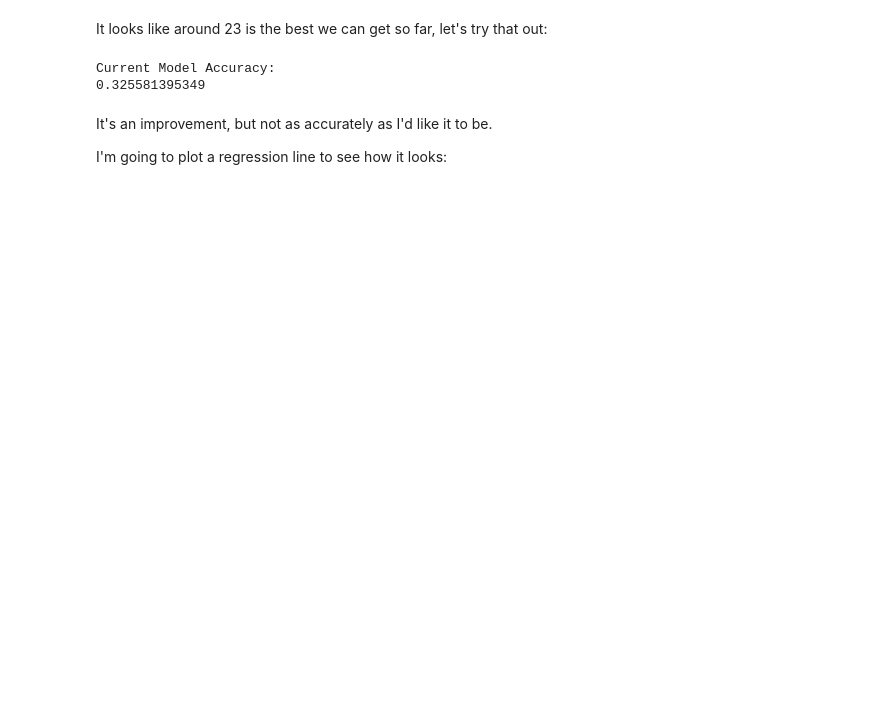
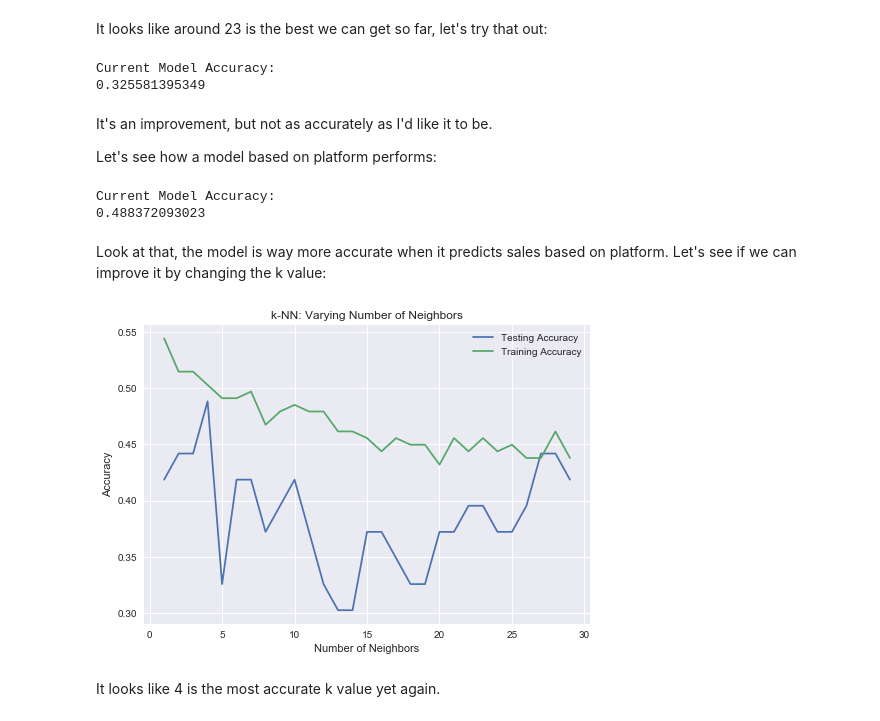
Before and after one commit to mcgvgc2514/Video-Game-Sale-Analysis, a Jupyter notebook: Data Cleaning/Final Analysis.ipynb, the cells around one changed output. Cells and saved outputs as stored; diff of their text form; code cells hidden in the pictures; blank space fills up the shorter version.

```diff
--- a/Data Cleaning/Final Analysis.ipynb
+++ b/Data Cleaning/Final Analysis.ipynb
@@ -716,4 +716,54 @@ Current Model Accuracy:
 # %% [markdown]
 It's an improvement, but not as accurately as I'd like it to be.
 
-I'm going to plot a regression line to see how it looks:
+Let's see how a model based on platform performs:
+# %%
+from sklearn.neighbors import KNeighborsClassifier
+from sklearn.model_selection import train_test_split
+
+y = Platform2016_Sales['Platform'].values
+X = Platform2016_Sales.drop('Platform', axis=1).values
+
+X_train, X_test, y_train, y_test = train_test_split(X, y, test_size = 0.2, random_state=42, stratify=y)
+
+knn = KNeighborsClassifier(n_neighbors=4)
+knn.fit(X_train,y_train)
+
+print("Current Model Accuracy:")
+print(knn.score(X_test, y_test))
+# %% [output]
+Current Model Accuracy:
+0.488372093023
+# %% [markdown]
+Look at that, the model is way more accurate when it predicts sales based on platform.  Let's see if we can improve it by changing the k value:
+# %%
+neighbors = np.arange(1, 30)
+train_accuracy = np.empty(len(neighbors))
+test_accuracy = np.empty(len(neighbors))
+
+# Loop over different values of k
+for i, k in enumerate(neighbors):
+    # Setup a k-NN Classifier with k neighbors: knn
+    knn = KNeighborsClassifier(n_neighbors=k)
+
+    # Fit the classifier to the training data
+    knn.fit(X_train, y_train)
+
+    #Compute accuracy on the training set
+    train_accuracy[i] = knn.score(X_train, y_train)
+
+    #Compute accuracy on the testing set
+    test_accuracy[i] = knn.score(X_test, y_test)
+
+# Generate plot
+plt.title('k-NN: Varying Number of Neighbors')
+plt.plot(neighbors, test_accuracy, label = 'Testing Accuracy')
+plt.plot(neighbors, train_accuracy, label = 'Training Accuracy')
+plt.legend()
+plt.xlabel('Number of Neighbors')
+plt.ylabel('Accuracy')
+plt.show()
+# %% [output]
+[figure, added]
+# %% [markdown]
+It looks like 4 is the most accurate k value yet again.
```
Also changed, not shown: parts of 5 cells of this notebook.
